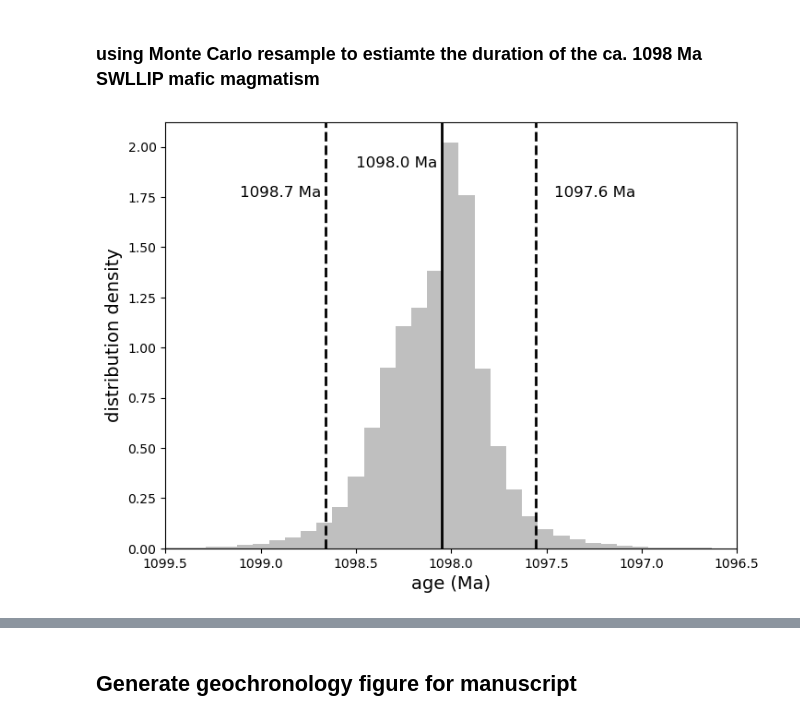
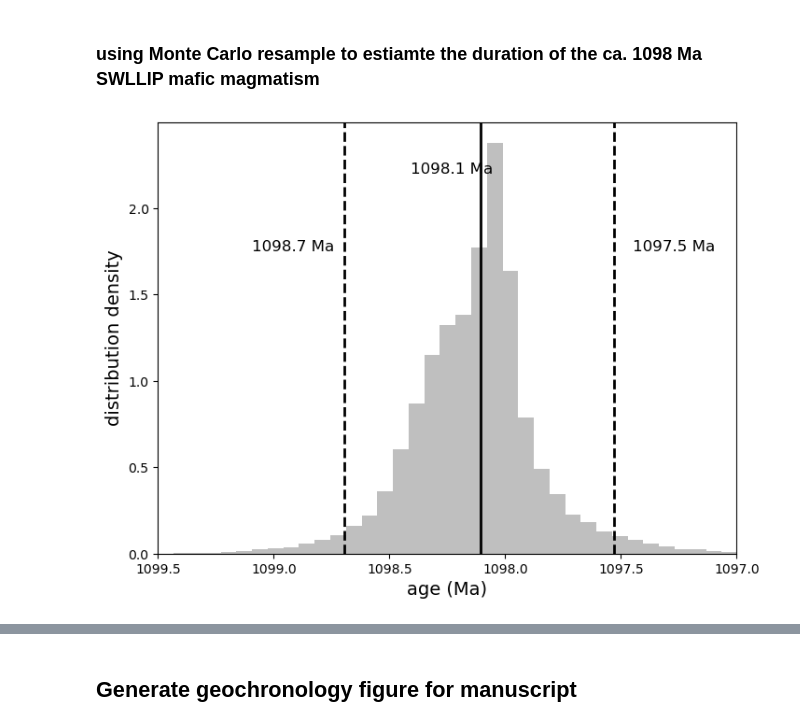
Before and after one commit to Swanson-Hysell-Group/2024_SWLLIP, a Jupyter notebook: code/SWLLIP_geochron.ipynb, the cells around one changed output, grey strips where cells are left out. Drawn from its saved outputs; the diff is of its cells as text; code cells hidden in the pictures.

```diff
--- a/code/SWLLIP_geochron.ipynb
+++ b/code/SWLLIP_geochron.ipynb
@@ -202,29 +203,29 @@ Swanson-Hysell, N.L., Hoaglund, S.A., Crowley, J.L., Schmitz, M.D., Zhang, Y.*,
 
 Swanson-Hysell, N.L., Ramenzani, J., Fairchild, L.M. and Rose, I., 2019, **Failed rifting and fast drifting: Midcontinent Rift development, Laurentia's rapid motion and the driver of Grenvillian orogenesis**, *Geological Society of America Bulletin*, doi:10.1130/B31944.1.
 # %%
-PRI = read_data(6, 6)
+# PRI (Partridge River intrusion augite troctolite)
+PRI = read_data(6, 6, path='../data/geochron/Swanson-Hysell2021a.xls')
 PRI['include'] = pd.Series(data=['yes','yes','yes','yes','yes','yes'])
 PRI_mean, PRI_2sigma = weighted_mean(PRI['206Pb/238U_date'].tolist(),PRI['206Pb/238U_date_2sigma'].tolist())
 
-
 # FC4b (Forest Center gabbroic anorthosite)
-FC_4b = read_data(16, 8)
+FC_4b = read_data(16, 8, path='../data/geochron/Swanson-Hysell2021a.xls')
 FC_4b['include'] = pd.Series(data=['yes','yes','yes','yes','yes','yes','yes','no'])
 FC_4b_filtered = FC_4b[FC_4b['include'] == 'yes']
 FC4b_mean, FC4b_2sigma = weighted_mean(FC_4b_filtered['206Pb/238U_date'].tolist(),FC_4b_filtered['206Pb/238U_date_2sigma'].tolist())
 
 # FC1 (Forest Center gabbroic anorthosite)
-FC_1 = read_data(28, 10)
+FC_1 = read_data(28, 10, path='../data/geochron/Swanson-Hysell2021a.xls')
 FC_1['include'] = pd.Series(data=['yes','yes','yes','yes','yes','yes','yes','yes','yes','yes','yes'])
 FC1_mean, FC1_2sigma = weighted_mean(FC_1['206Pb/238U_date'].tolist(),FC_1['206Pb/238U_date_2sigma'].tolist())
 
 # BEI (Bald Eagle intrusion olivine gabbro)
-BEI = read_data(42, 6)
+BEI = read_data(42, 6, path='../data/geochron/Swanson-Hysell2021a.xls')
 BEI['include'] = pd.Series(data=['yes','yes','yes','yes','yes','yes'])
 BEI_mean, BEI_2sigma = weighted_mean(BEI['206Pb/238U_date'].tolist(),BEI['206Pb/238U_date_2sigma'].tolist())
 
 # HCT Houghtaling Creek troctolite augite troctolite
-HCT = read_data(52, 11)
+HCT = read_data(52, 11, path='../data/geochron/Swanson-Hysell2021a.xls')
 HCT['include'] = pd.Series(data=['yes','yes','yes','yes','no','no','no','no','no','no','no'])
 HCT_filtered = HCT[HCT['include'] == 'yes']
 HCT_mean, HCT_2sigma = weighted_mean(HCT_filtered['206Pb/238U_date'].tolist(),HCT_filtered['206Pb/238U_date_2sigma'].tolist())
@@ -351,0 +431,17 @@ geochron_data
+# %%
+geochron_data = pd.DataFrame({'labels': labels,
+                      'polarity_colors' : colors,
+                      'U_Pb_zircon_dates': U_Pb_zircon_dates,
+                      'U_Pb_zircon_2sigmas': U_Pb_zircon_2sigmas,
+                      'U_Pb_zircon_include': U_Pb_zircon_include,
+                      'U_Pb_sample_mean': U_Pb_sample_means,
+                      'U_Pb_sample_2sigma': U_Pb_sample_2sigmas})
+
+geochron_data['n'] = [i.count('yes') for i in geochron_data['U_Pb_zircon_include']]
+
+# calculate 2sigma with student T test values
+geochron_data['2sigma'] = geochron_data['U_Pb_sample_2sigma']/2*stats.t.isf(0.025,geochron_data['n']-1)
+
+# geochron_data.to_csv('./code_output/compiled_geochron.csv')
+# geochron_data = pd.read_csv('./code_output/compiled_geochron.csv')
+geochron_data
@@ -352,5 +469,5 @@ geochron_data
 # %%
-Mohr2023a_data = pd.read_csv('../data/geochron/Mohr2023_geochron.csv')
-Mohr2023a_data = Mohr2023a_data.sort_values(by=['206Pb/238U age (Ma)']).reset_index(drop=True)
+Mohr2023a_data = geochron_data.iloc[9:]
+Mohr2023a_data = Mohr2023a_data.sort_values(by=['U_Pb_sample_mean']).reset_index(drop=True)
 Mohr2023a_data
 # %% [output]
@@ -368,31 +485,31 @@ Mohr2023a_data
 # %%
 resampled_ages = np.array([])
 n_resample = 10000
 
-mafic_sill_dates = Mohr2023a_data[Mohr2023a_data['sample'].str.contains('F2020-5|JT19-AA-01|CS-7-GEOCHRON|K12-132L|MS17-107-01|CS-4-GEOCHRON')].reset_index(drop=True)
+mafic_sill_dates = Mohr2023a_data.iloc[3:].reset_index(drop=True)
 # mafic_sill_dates
-for age, sigma in zip(mafic_sill_dates['206Pb/238U age (Ma)'], mafic_sill_dates['2_sigma']/2):
+for age, sigma in zip(mafic_sill_dates['U_Pb_sample_mean'], mafic_sill_dates['2sigma']/2):
     # print(age, sigma)
     resampled_ages = np.append(resampled_ages, np.random.normal(age, sigma, n_resample))
 
 lower = np.percentile(resampled_ages, 2.5)
 upper = np.percentile(resampled_ages, 97.5)
 median = np.median(resampled_ages)
 
 plt.figure(figsize=(8,6))
 plt.hist(resampled_ages, bins=50, density=True, color='grey', alpha=0.5)
-plt.xlim(1099.5, 1096.5)
+plt.xlim(1099.5, 1097)
 plt.axvline(lower, color='black', linestyle='--', linewidth=2)
 plt.axvline(upper, color='black', linestyle='--', linewidth=2)
 plt.axvline(median, color='black', linestyle='-', linewidth=2)
-plt.text(lower-0.1, 1.75, str(round(lower,1))+' Ma', fontsize=12)
-plt.text(upper+0.45, 1.75, str(round(upper,1))+' Ma', fontsize=12)
-plt.text(median+0.45, 1.9, str(round(median,1))+' Ma', fontsize=12)
+plt.text(lower-0.08, 1.75, str(round(lower,1))+' Ma', fontsize=12)
+plt.text(upper+0.4, 1.75, str(round(upper,1))+' Ma', fontsize=12)
+plt.text(median+0.3, 2.2, str(round(median,1))+' Ma', fontsize=12)
 
 
 plt.xlabel('age (Ma)', fontsize=14)
 plt.ylabel('distribution density', fontsize=14)
 plt.savefig('../figure/SWLLIP_duration.pdf', bbox_inches='tight')
 plt.show()
 # %% [output]
-[figure, old version]
+[figure, new version]
```
Also changed, not shown: parts of 11 cells of this notebook.
